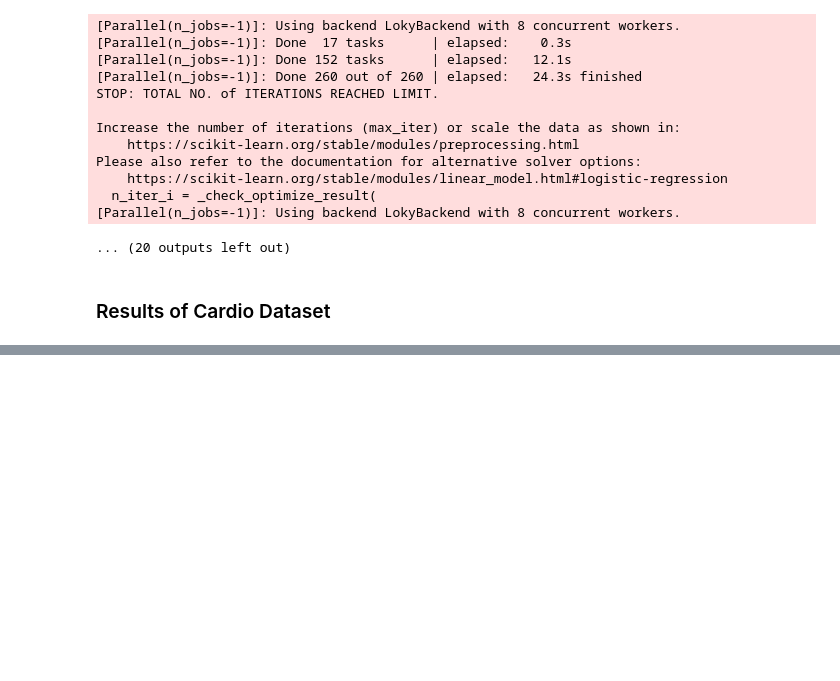
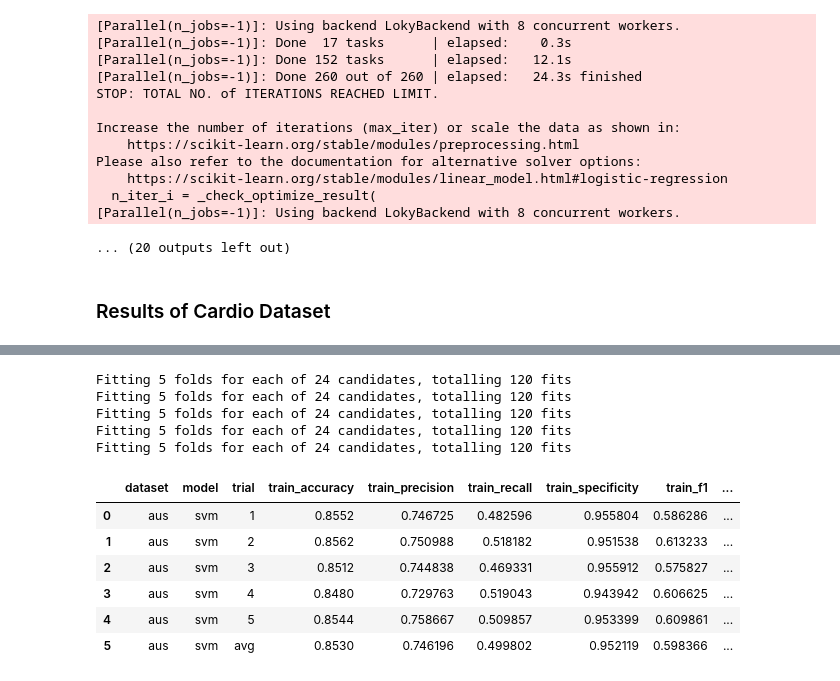
Before and after one commit to Yunchun/Supervised-ML-Comparisons, a Jupyter notebook: Duy.ipynb, the cells around one changed output, grey strips where cells are left out. Drawn from its saved outputs; the diff is of its cells as text; code cells hidden in the pictures; blank space fills up the shorter version.

```diff
--- a/Duy.ipynb
+++ b/Duy.ipynb
@@ -179,0 +309,21 @@ cardio_y = cardio['cardio'] # true lables
+# %%
+# split the date of each observation into year, month, and day
+splitted_date = aus['Date'].str.split('-')
+
+# create 'Year', 'Month', 'Day' columns using splitted results of the date
+aus['Year'] = splitted_date.str[0].astype(int)
+aus['Month'] = splitted_date.str[1].astype(int)
+aus['Day'] = splitted_date.str[2].astype(int)
+
+# drop original 'Date' column
+aus = aus.drop(columns = ['Date'])
+# %%
+# use 0 and 1 to indicate whether it rained or not
+# 0: it rained, 1: it did not rain
+aus['RainToday'] = aus['RainToday'].replace({'No': 0, 'Yes': 1})
+aus['RainTomorrow'] = aus['RainTomorrow'].replace({'No': 0, 'Yes': 1})
+# %%
+# one hot encoding all categorical columns
+cate_cols = aus.dtypes.index[aus.dtypes == "object"].tolist()
+aus = pd.get_dummies(columns = cate_cols, data = aus)
+aus.head()
@@ -180,3 +338,7 @@ cardio_y = cardio['cardio'] # true lables
+# %%
+# split the rain dataset into input features and labels
+aus_X = aus.drop(columns=['RainTomorrow']) # input features
+aus_y = aus['RainTomorrow'] # true lables
 # %% [markdown]
 ### Clean BnB Dataset
 # %% [markdown]
@@ -517,0 +731,17 @@ pd.read_csv('results/cardio_results.csv')
+# %%
+# running SVM algorithm on Australian rain dataset, generally take longer time to run than other algorithms combined
+aus_results_svm = perform_trials('aus', models_only_svm, aus_X, aus_y)
+aus_results_svm
+# %% [output]
+Fitting 5 folds for each of 24 candidates, totalling 120 fits
+Fitting 5 folds for each of 24 candidates, totalling 120 fits
+Fitting 5 folds for each of 24 candidates, totalling 120 fits
+Fitting 5 folds for each of 24 candidates, totalling 120 fits
+Fitting 5 folds for each of 24 candidates, totalling 120 fits
+|  | dataset | model | trial | train_accuracy | train_precision | train_recall | train_specificity | train_f1 | ... |
+| 0 | aus | svm | 1 | 0.8552 | 0.746725 | 0.482596 | 0.955804 | 0.586286 | ... |
+| 1 | aus | svm | 2 | 0.8562 | 0.750988 | 0.518182 | 0.951538 | 0.613233 | ... |
+| 2 | aus | svm | 3 | 0.8512 | 0.744838 | 0.469331 | 0.955912 | 0.575827 | ... |
+| 3 | aus | svm | 4 | 0.8480 | 0.729763 | 0.519043 | 0.943942 | 0.606625 | ... |
+| 4 | aus | svm | 5 | 0.8544 | 0.758667 | 0.509857 | 0.953399 | 0.609861 | ... |
+| 5 | aus | svm | avg | 0.8530 | 0.746196 | 0.499802 | 0.952119 | 0.598366 | ... |
```
Also changed, not shown: parts of 20 cells of this notebook.
